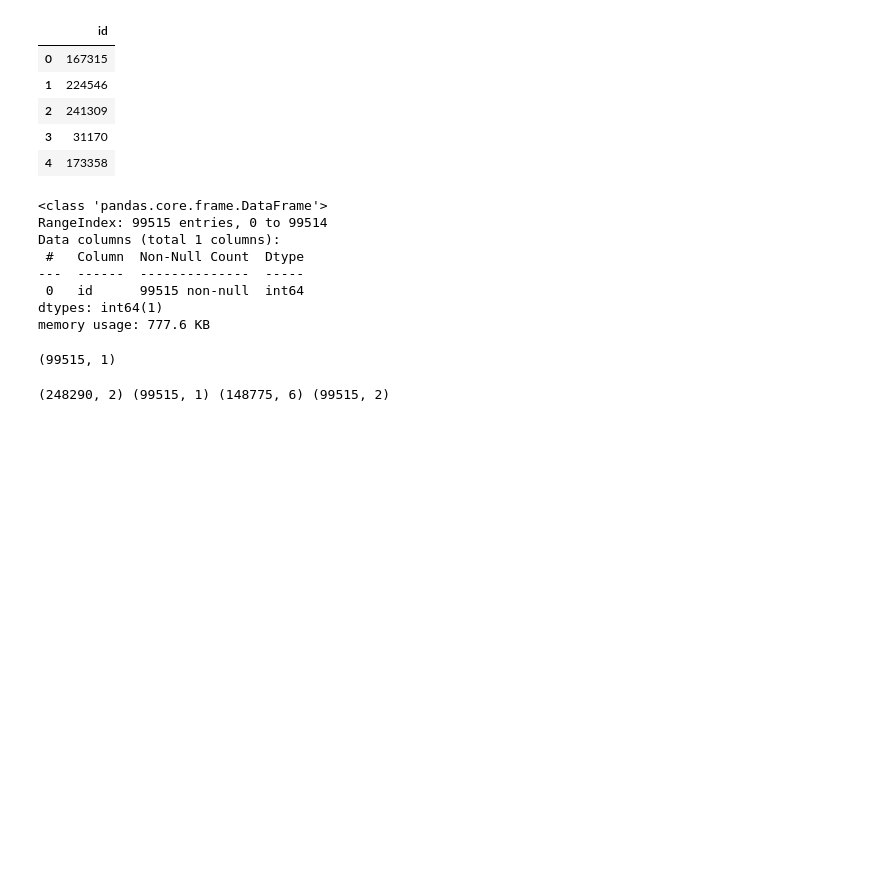
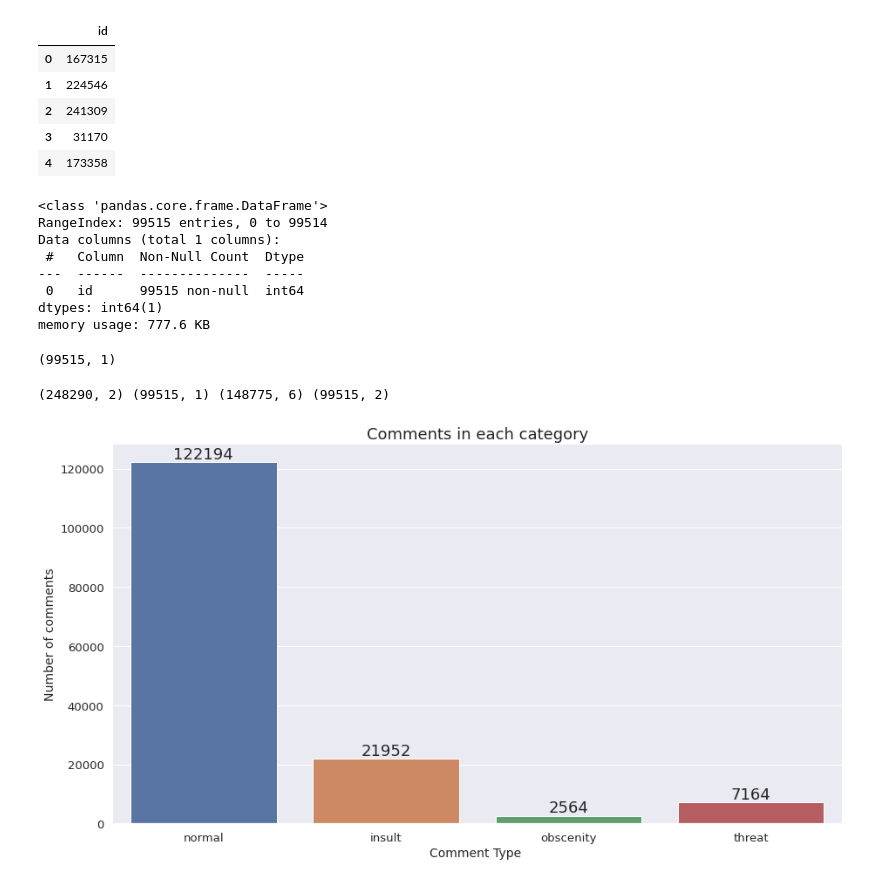
Before and after one commit to Simp-lexx/ok, a Jupyter notebook: ok_comments_classification.ipynb, the cells around one changed output. Cells and saved outputs as stored; diff of their text form; code cells hidden in the pictures; blank space fills up the shorter version.

```diff
--- a/ok_comments_classification.ipynb
+++ b/ok_comments_classification.ipynb
@@ -145,3 +145,20 @@ test_df = pd.merge(all_data_df, test_id_df, on='id')
 print(all_data_df.shape, test_id_df.shape, train_df.shape, test_df.shape)
 # %% [output]
 (248290, 2) (99515, 1) (148775, 6) (99515, 2)
+# %%
+categories = list(train_df.columns[2:].values)
+sns.set(font_scale = 1.2)
+plt.figure(figsize=(15,8))
+ax = sns.barplot(categories, train_df.iloc[:,2:].sum().values)
+plt.title("Comments in each category", fontsize=18)
+plt.ylabel('Number of comments', fontsize=14)
+plt.xlabel('Comment Type ', fontsize=14)
+#adding the text labels
+rects = ax.patches
+labels = train_df.iloc[:,2:].sum().values
+for rect, label in zip(rects, labels):
+    height = rect.get_height()
+    ax.text(rect.get_x() + rect.get_width()/2, height + 5, label, ha='center', va='bottom', fontsize=18)
+plt.show()
+# %% [output]
+[figure, added]
```
Also changed, not shown: parts of 5 cells of this notebook.
